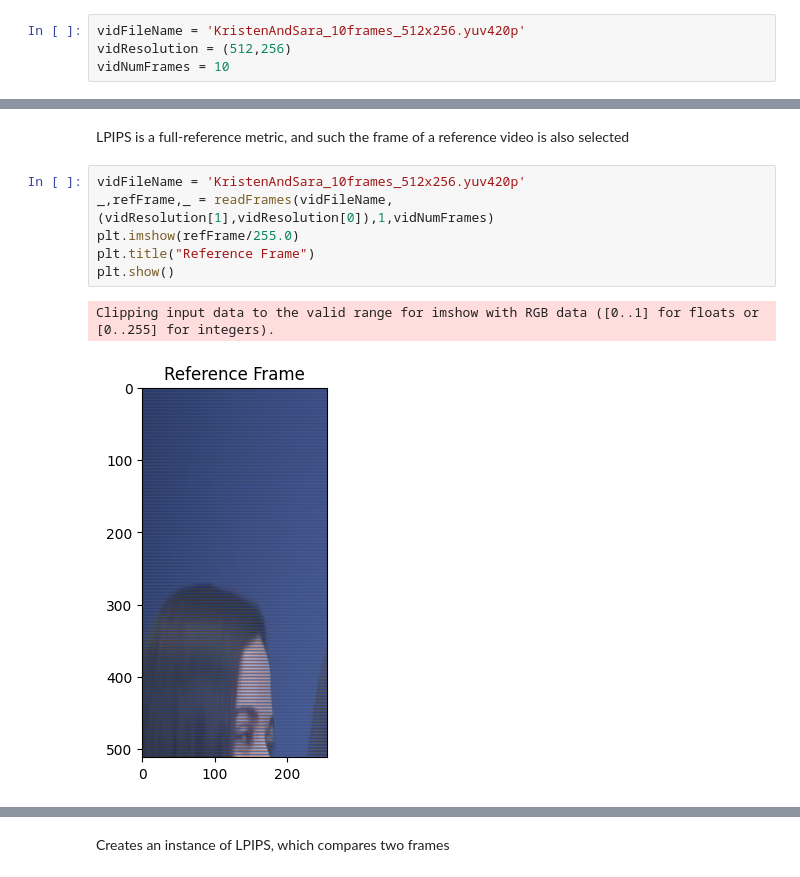
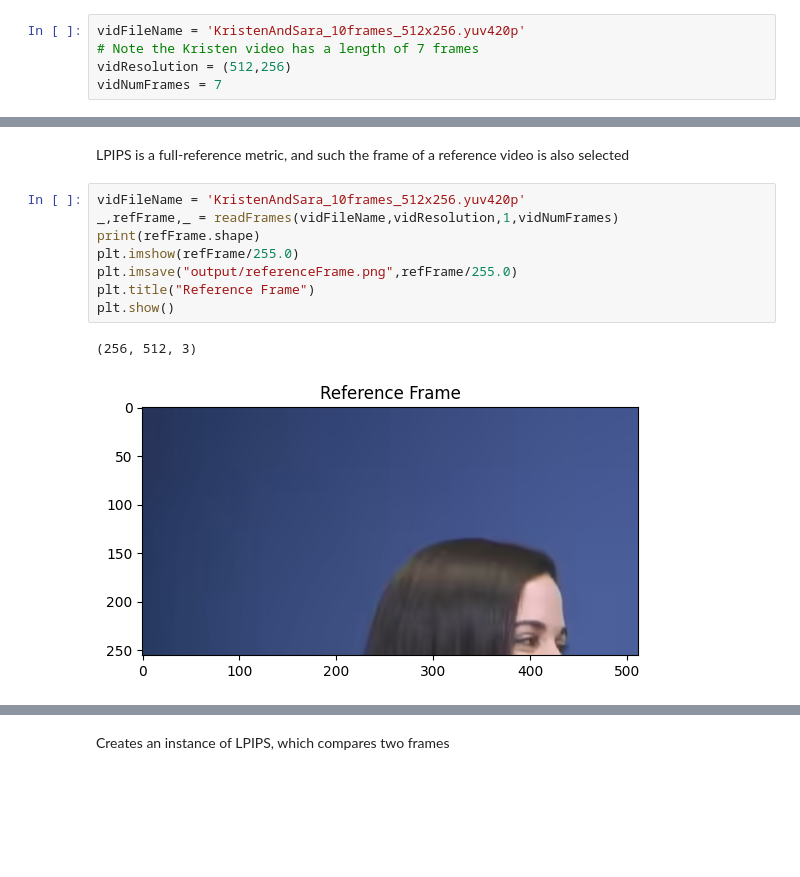
Before and after one commit to nwaliv/MAIProject, a Jupyter notebook: main.ipynb, the cells around one changed output, grey strips where cells are left out. Drawn from its saved outputs; the diff is of its cells as text; blank space fills up the shorter version.

Commit message:
Fixed restore video function

```diff
--- a/main.ipynb
+++ b/main.ipynb
@@ -8,7 +9,8 @@ import matplotlib.pyplot as plt
 To process a video, add the video properties down below
 # %%
 vidFileName = 'KristenAndSara_10frames_512x256.yuv420p'
+# Note the Kristen video has a length of 7 frames
 vidResolution = (512,256)
-vidNumFrames = 10
+vidNumFrames = 7
 # %% [markdown]
 Create an instance of the video restoration model using the video properties. The video restoration model allows
@@ -26,13 +39,15 @@ plt.show()
 LPIPS is a full-reference metric, and such the frame of a reference video is also selected
 # %%
 vidFileName = 'KristenAndSara_10frames_512x256.yuv420p'
-_,refFrame,_ = readFrames(vidFileName,(vidResolution[1],vidResolution[0]),1,vidNumFrames)
+_,refFrame,_ = readFrames(vidFileName,vidResolution,1,vidNumFrames)
+print(refFrame.shape)
 plt.imshow(refFrame/255.0)
+plt.imsave("output/referenceFrame.png",refFrame/255.0)
 plt.title("Reference Frame")
 plt.show()
 # %% [output]
-Clipping input data to the valid range for imshow with RGB data ([0..1] for floats or [0..255] for integers).
+(256, 512, 3)
-[figure, old version]
+[figure, new version]
 # %%
 # Calculating the difference frame
 difference_frame = np.absolute(np.subtract(restoredFrame,refFrame))
```
Also changed, not shown: parts of 8 cells of this notebook, 3 other files.
